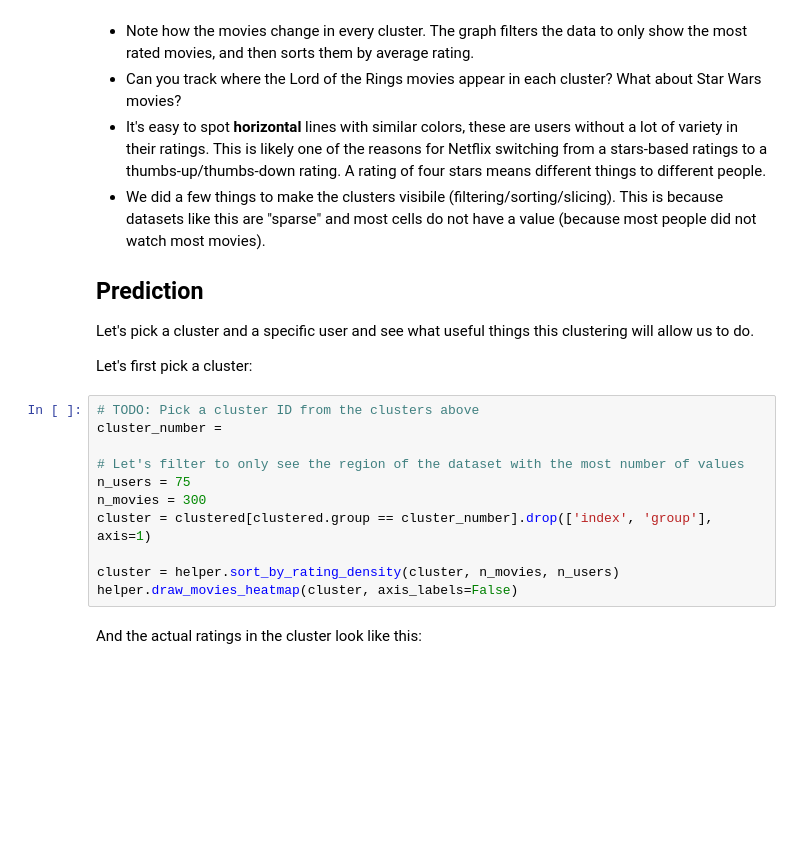
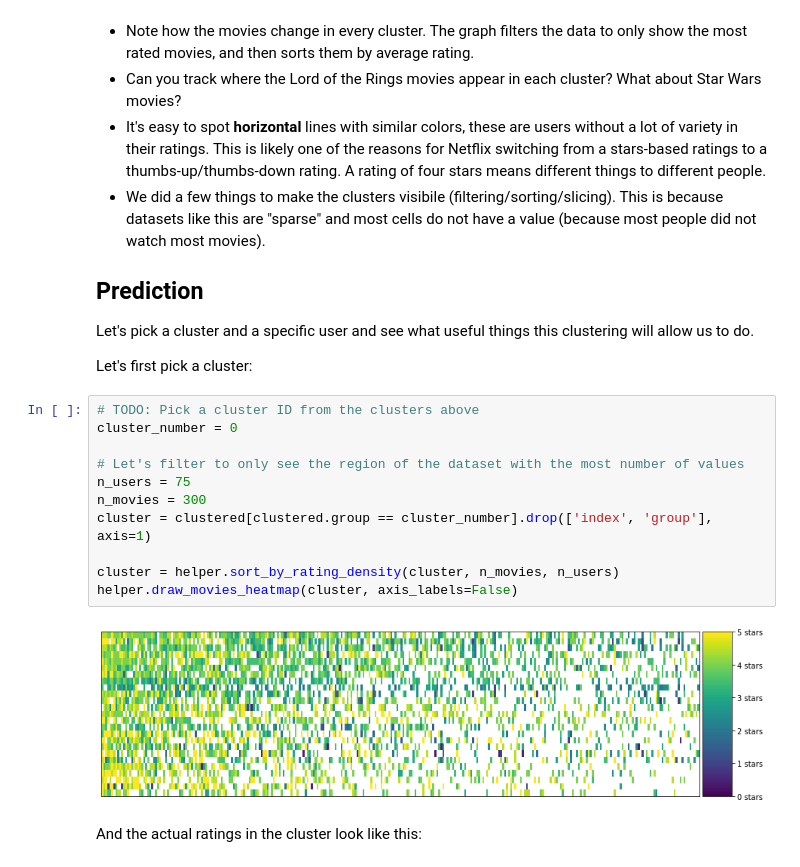
Before and after one commit to Beroy-Jenkins/Data-science-projects, a Jupyter notebook: projects/Miniprojeto_clustering/k-means Clustering of Movie Ratings.ipynb, the cells around one changed output. Cells and saved outputs as stored; diff of their text form; blank space fills up the shorter version.

```diff
--- a/projects/Miniprojeto_clustering/k-means Clustering of Movie Ratings.ipynb
+++ b/projects/Miniprojeto_clustering/k-means Clustering of Movie Ratings.ipynb
@@ -318,15 +385,17 @@ Let's pick a cluster and a specific user and see what useful things this cluster
 Let's first pick a cluster:
 # %%
 # TODO: Pick a cluster ID from the clusters above
-cluster_number =
+cluster_number = 0
 
 # Let's filter to only see the region of the dataset with the most number of values
 n_users = 75
 n_movies = 300
 cluster = clustered[clustered.group == cluster_number].drop(['index', 'group'], axis=1)
 
 cluster = helper.sort_by_rating_density(cluster, n_movies, n_users)
 helper.draw_movies_heatmap(cluster, axis_labels=False)
+# %% [output]
+[figure, added]
 # %% [markdown]
 And the actual ratings in the cluster look like this:
 # %%
```
Also changed, not shown: parts of 13 cells of this notebook, 2 other files.
